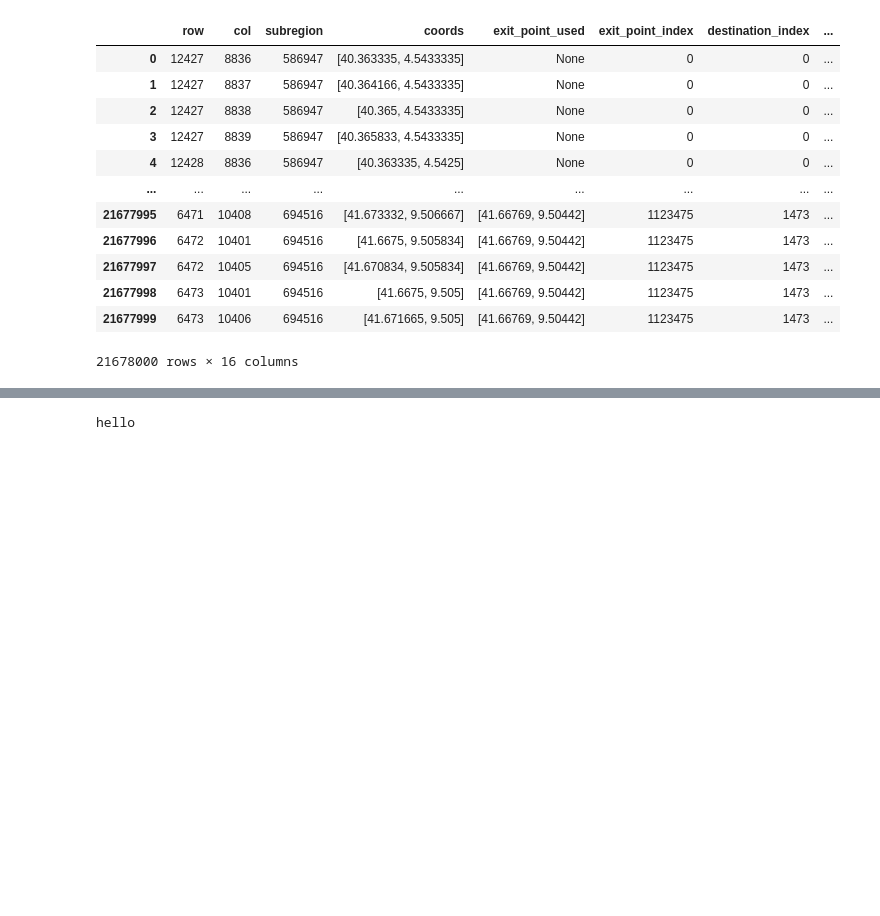
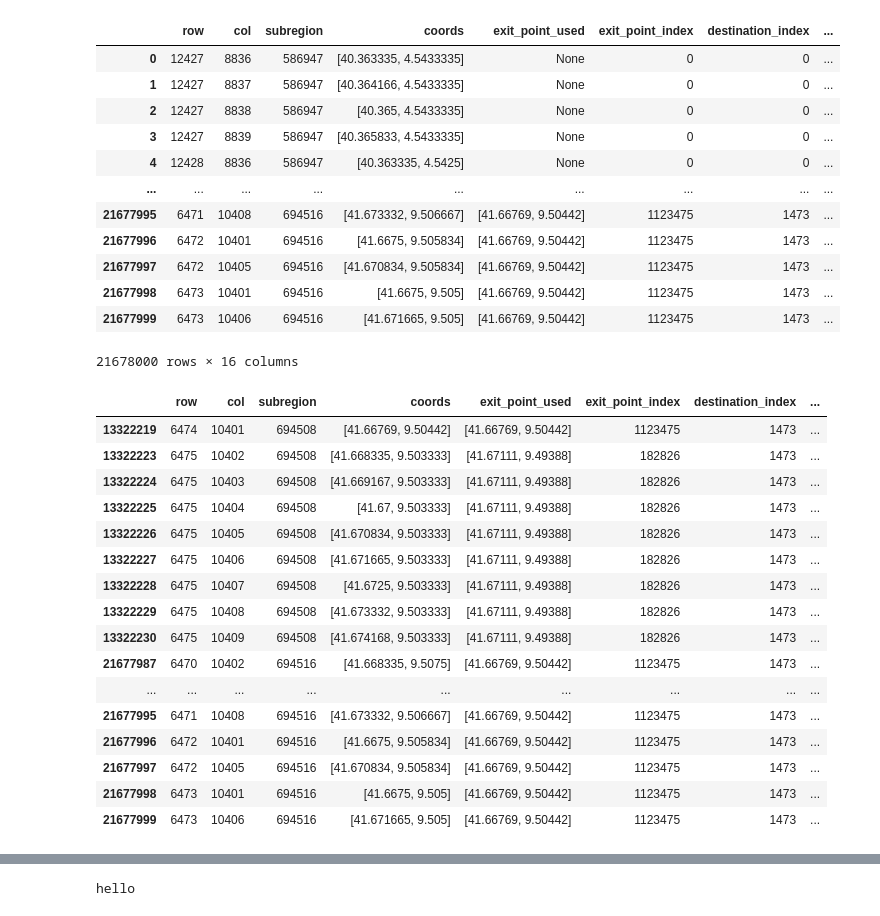
Before and after one commit to bridgestoprosperity/general-data, a Jupyter notebook: notebooks/impact-map-processing/impact-map-general.ipynb, the cells around one changed output, grey strips where cells are left out. Saved outputs shown, nothing was run; the diff lists cells and outputs as text; code cells hidden in the pictures; blank space fills up the shorter version.

```diff
--- a/notebooks/impact-map-processing/impact-map-general.ipynb
+++ b/notebooks/impact-map-processing/impact-map-general.ipynb
@@ -93,3 +95,25 @@ et_travel_paths_health_posts
 | 21677998 | 6473 | 10401 | 694516 | [41.6675, 9.505] | [41.66769, 9.50442] | 1123475 | 1473 | ... |
 | 21677999 | 6473 | 10406 | 694516 | [41.671665, 9.505] | [41.66769, 9.50442] | 1123475 | 1473 | ... |
 21678000 rows × 16 columns
+# %%
+# create a data frame where h3_index matches 887ada962dfffff
+hex = et_travel_paths_health_posts[et_travel_paths_health_posts["h3_index"] == "887ada962dfffff"]
+hex
+# %% [output]
+|  | row | col | subregion | coords | exit_point_used | exit_point_index | destination_index | ... |
+| 13322219 | 6474 | 10401 | 694508 | [41.66769, 9.50442] | [41.66769, 9.50442] | 1123475 | 1473 | ... |
+| 13322223 | 6475 | 10402 | 694508 | [41.668335, 9.503333] | [41.67111, 9.49388] | 182826 | 1473 | ... |
+| 13322224 | 6475 | 10403 | 694508 | [41.669167, 9.503333] | [41.67111, 9.49388] | 182826 | 1473 | ... |
+| 13322225 | 6475 | 10404 | 694508 | [41.67, 9.503333] | [41.67111, 9.49388] | 182826 | 1473 | ... |
+| 13322226 | 6475 | 10405 | 694508 | [41.670834, 9.503333] | [41.67111, 9.49388] | 182826 | 1473 | ... |
+| 13322227 | 6475 | 10406 | 694508 | [41.671665, 9.503333] | [41.67111, 9.49388] | 182826 | 1473 | ... |
+| 13322228 | 6475 | 10407 | 694508 | [41.6725, 9.503333] | [41.67111, 9.49388] | 182826 | 1473 | ... |
+| 13322229 | 6475 | 10408 | 694508 | [41.673332, 9.503333] | [41.67111, 9.49388] | 182826 | 1473 | ... |
+| 13322230 | 6475 | 10409 | 694508 | [41.674168, 9.503333] | [41.67111, 9.49388] | 182826 | 1473 | ... |
+| 21677987 | 6470 | 10402 | 694516 | [41.668335, 9.5075] | [41.66769, 9.50442] | 1123475 | 1473 | ... |
+| ... | ... | ... | ... | ... | ... | ... | ... | ... |
+| 21677995 | 6471 | 10408 | 694516 | [41.673332, 9.506667] | [41.66769, 9.50442] | 1123475 | 1473 | ... |
+| 21677996 | 6472 | 10401 | 694516 | [41.6675, 9.505834] | [41.66769, 9.50442] | 1123475 | 1473 | ... |
+| 21677997 | 6472 | 10405 | 694516 | [41.670834, 9.505834] | [41.66769, 9.50442] | 1123475 | 1473 | ... |
+| 21677998 | 6473 | 10401 | 694516 | [41.6675, 9.505] | [41.66769, 9.50442] | 1123475 | 1473 | ... |
+| 21677999 | 6473 | 10406 | 694516 | [41.671665, 9.505] | [41.66769, 9.50442] | 1123475 | 1473 | ... |
```
Also changed, not shown: parts of 14 cells of this notebook.
